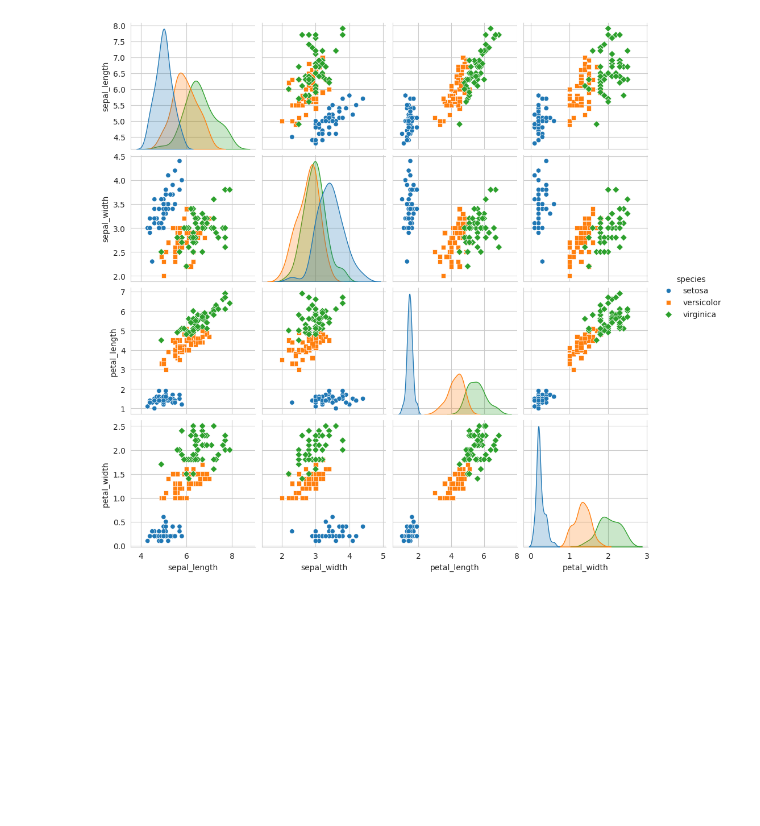
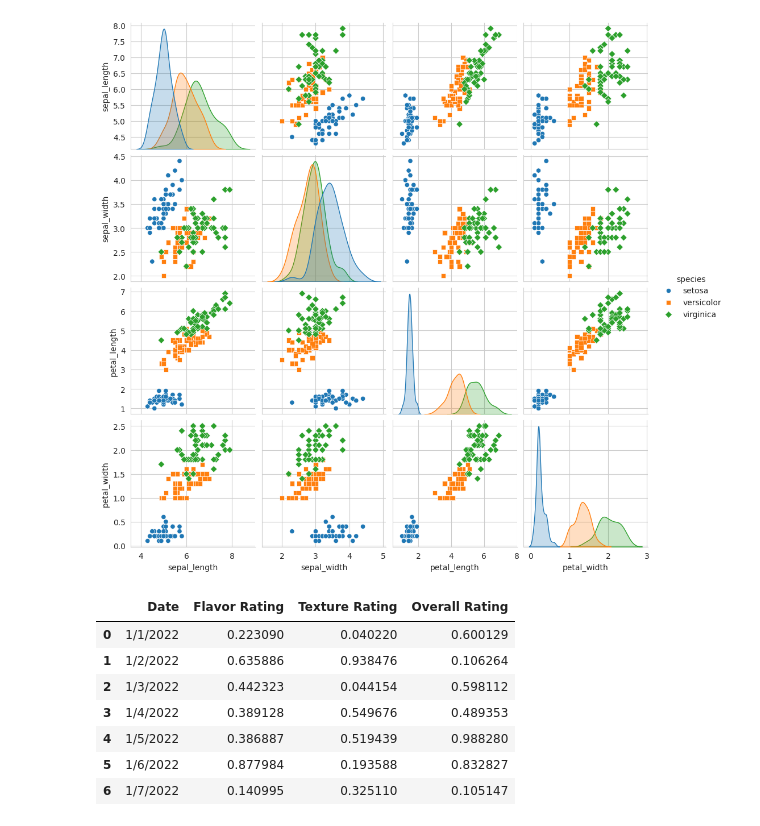
Before and after one commit to rubituladhar21/Machine-Learning, a Jupyter notebook: Visualization.ipynb, the cells around one changed output. Drawn from its saved outputs; the diff is of its cells as text; code cells hidden in the pictures; blank space fills up the shorter version.

```diff
--- a/Visualization.ipynb
+++ b/Visualization.ipynb
@@ -80,3 +80,17 @@ plt.show()
 #box plot
 #pie chart
 #customer call list
+# %%
+#read icecream ratings.csv
+import pandas as pd
+df = pd.read_csv("/content/drive/MyDrive/Colab Notebooks/Ice Cream Ratings.csv")
+df
+# %% [output]
+|  | Date | Flavor Rating | Texture Rating | Overall Rating |
+| 0 | 1/1/2022 | 0.223090 | 0.040220 | 0.600129 |
+| 1 | 1/2/2022 | 0.635886 | 0.938476 | 0.106264 |
+| 2 | 1/3/2022 | 0.442323 | 0.044154 | 0.598112 |
+| 3 | 1/4/2022 | 0.389128 | 0.549676 | 0.489353 |
+| 4 | 1/5/2022 | 0.386887 | 0.519439 | 0.988280 |
+| 5 | 1/6/2022 | 0.877984 | 0.193588 | 0.832827 |
+| 6 | 1/7/2022 | 0.140995 | 0.325110 | 0.105147 |
```
Also changed, not shown: parts of 8 cells of this notebook.
